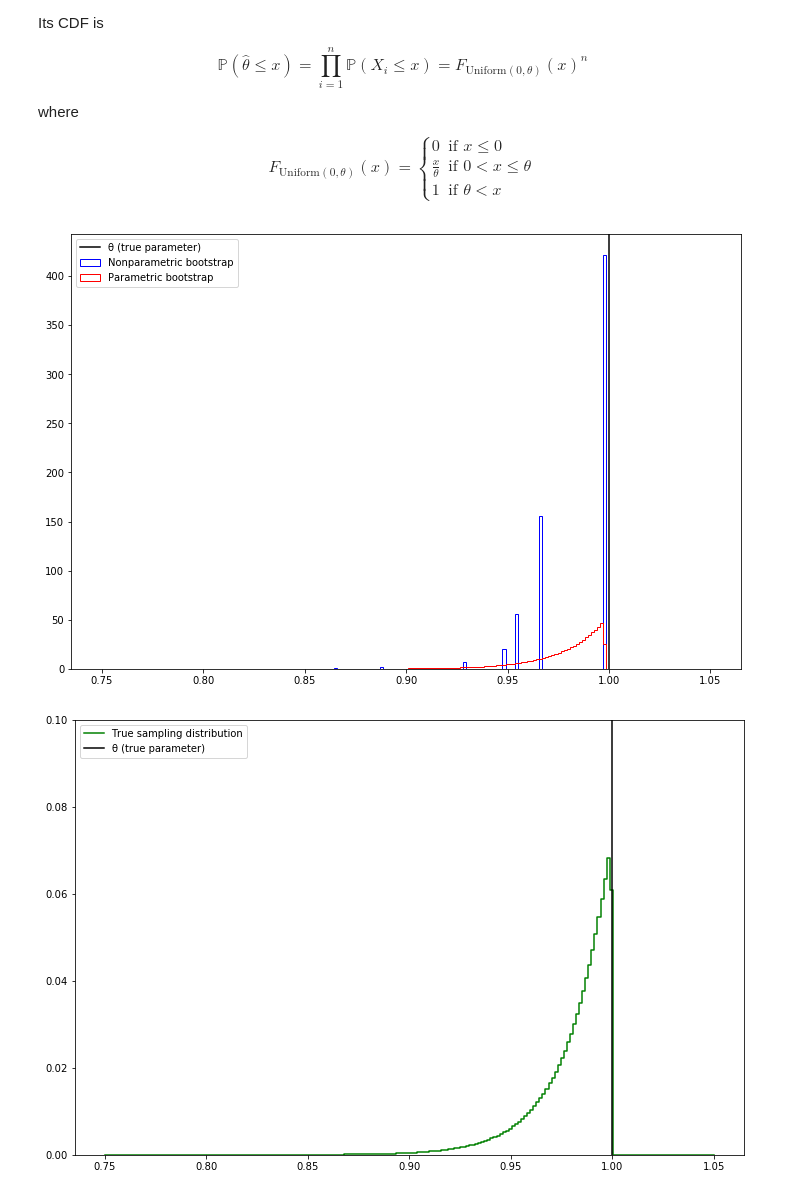
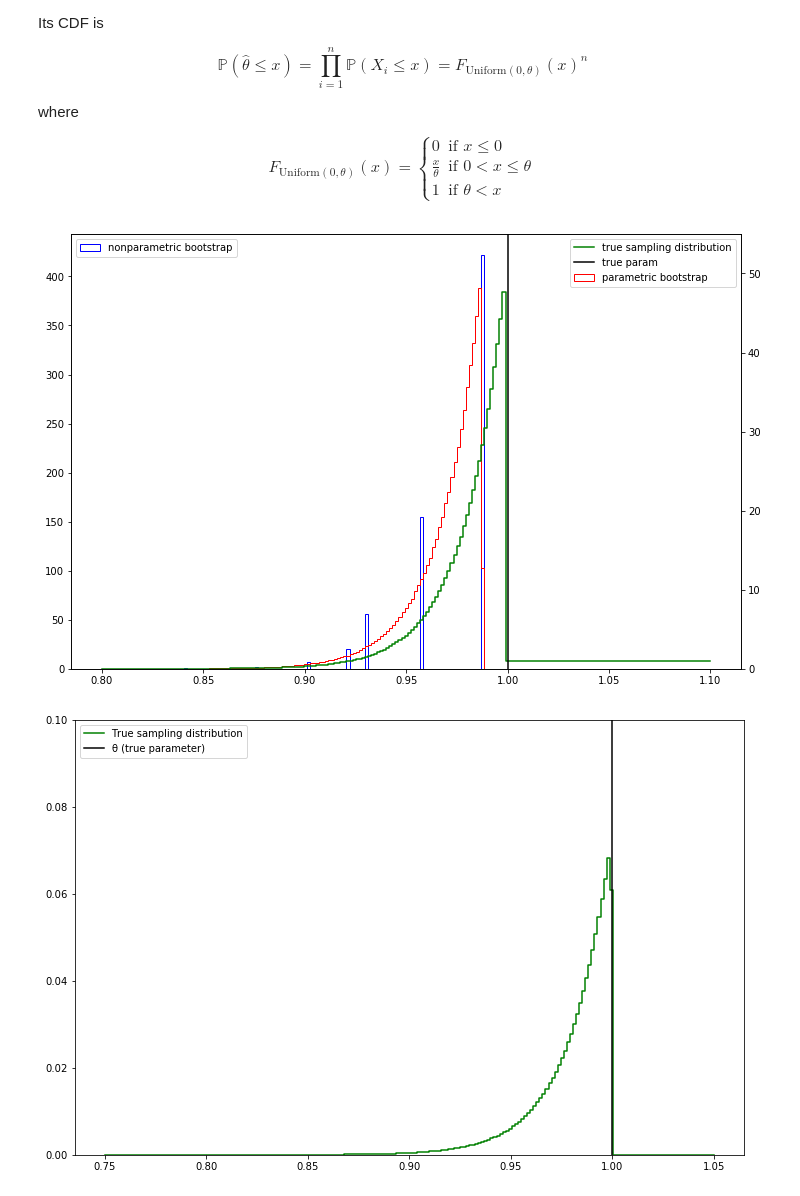
Before and after one commit to icestephanie/all-of-statistics, a Jupyter notebook: Chapter 09 - The Bootstrap.ipynb, the cells around one changed output. Saved outputs shown, nothing was run; the diff lists cells and outputs as text; code cells hidden in the pictures.

```diff
--- a/Chapter 09 - The Bootstrap.ipynb
+++ b/Chapter 09 - The Bootstrap.ipynb
@@ -736,30 +737,31 @@ $$F_{\text{Uniform}(0, \theta)}(x) = \begin{cases}
 \end{cases}
 $$
 # %%
-bins = np.linspace(0.75, 1.05, 200)
+bins = np.linspace(0.8, 1.1, 200)
 # %%
-# Generate the CDF for theta, calculate it for each bin, and include the differences between bins
+# Generate the PDF for theta, calculate it for each bin
 
-def theta_cdf(x):
-    if x <= 0:
-        return 0
-    if x >= 1:
-        return 1
-    return x**50
+def theta_pdf(x):
+    if x <= 0: return 0
+    if x >= 1: return 1
+    return 50*(x**49)
 
-theta_cdf_bins = list(map(theta_cdf, bins))
-theta_cdf_bins_delta = np.empty(len(bins))
-theta_cdf_bins_delta[0] = 0
-theta_cdf_bins_delta[1:] = np.diff(theta_cdf_bins)
+theta_pdf_bins=list(map(theta_pdf, bins))
 # %%
-pyplot.figure(figsize=(12, 8))
-pyplot.hist(t_boot_nonparam, bins, label='Nonparametric bootstrap', color='blue', histtype='step', density=True)
-pyplot.hist(t_boot_param, bins, label='Parametric bootstrap', color='red', histtype='step', density=True)
-pyplot.axvline(x=1, color='black', label='θ (true parameter)')
-pyplot.legend(loc='upper left')
+fig, ax1=pyplot.subplots()
+fig.set_figheight(8)
+fig.set_figwidth(12)
+ax2=ax1.twinx()
+ax1.hist(t_boot_nonparam, bins, label='nonparametric bootstrap', color='blue', histtype='step', density=True)
+ax2.hist(t_boot_param,bins, label='parametric bootstrap', color='red', histtype='step', density=True)
+ax2.step(bins, theta_pdf_bins, color='green', label='true sampling distribution')
+ax2.set_ylim([0,55])
+ax2.axvline(x=1, color='black', label='true param')
+ax1.legend(loc='upper left')
+ax2.legend()
 pyplot.show()
 # %% [output]
-[figure, old version]
+[figure, new version]
 # %%
 pyplot.figure(figsize=(12, 8))
 pyplot.step(bins, theta_cdf_bins_delta, color='green', label='True sampling distribution')
```
Also changed, not shown: parts of 6 cells of this notebook.
